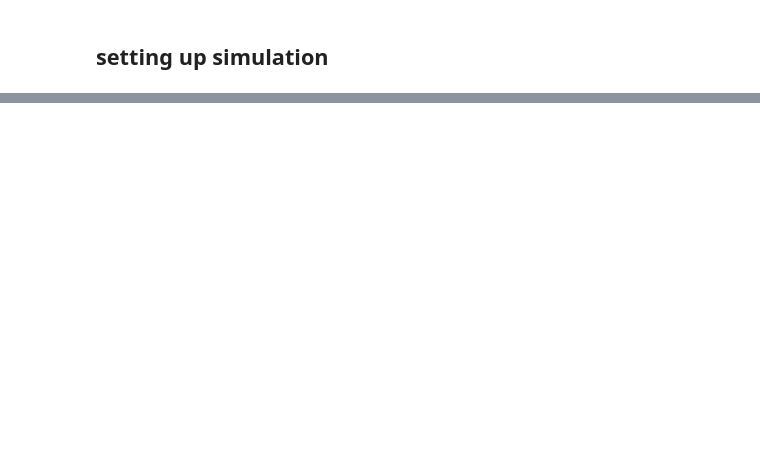
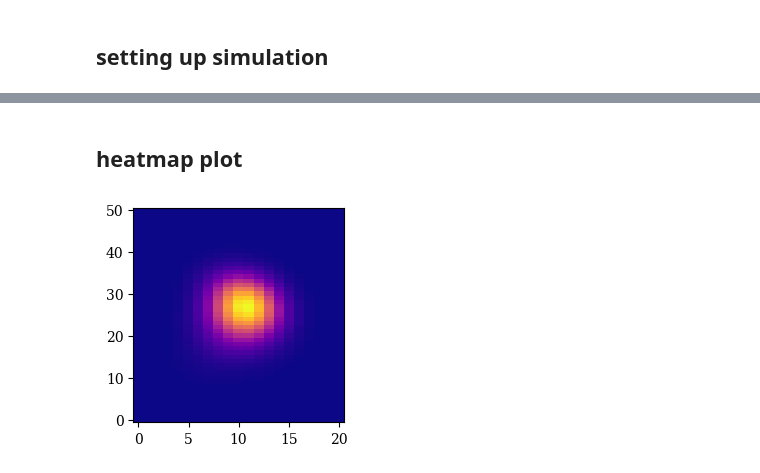
Before and after one commit to ELFREELAND/minecraft_sheep, a Jupyter notebook: stochastic/slow_farmer_stochastic.ipynb, the cells around one changed output, grey strips where cells are left out. Saved outputs shown, nothing was run; the diff lists cells and outputs as text; code cells hidden in the pictures; blank space fills up the shorter version.

```diff
--- a/stochastic/slow_farmer_stochastic.ipynb
+++ b/stochastic/slow_farmer_stochastic.ipynb
@@ -103,0 +175,10 @@ ax.matshow(np.reshape(sol["y"][:,300], (16+1, 40+1)))
+# %% [markdown]
+## heatmap plot
+# %%
+f, ax = plt.subplots(layout="constrained", figsize=(2.5, 2.5))
+
+ax.imshow(qExpand(sol["y"][:,timeToIndex(sol["t"], 170)], 20, 50), origin="lower", aspect="auto", cmap="plasma")
+
+plt.show()
+# %% [output]
+[figure, added]
```
Also changed, not shown: parts of 15 cells of this notebook, 3 other files.
